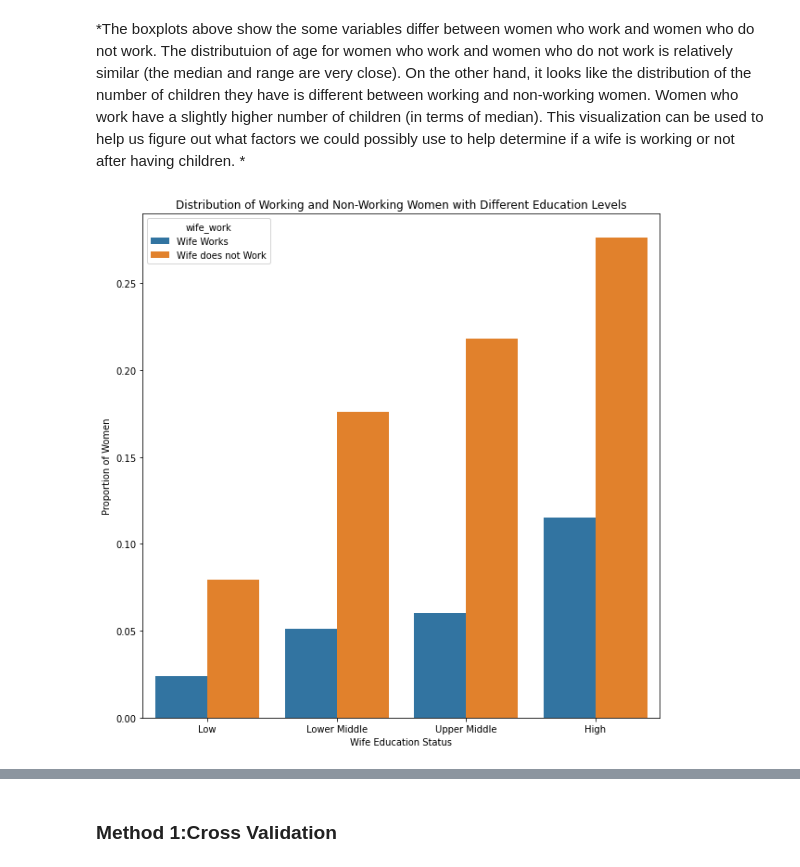
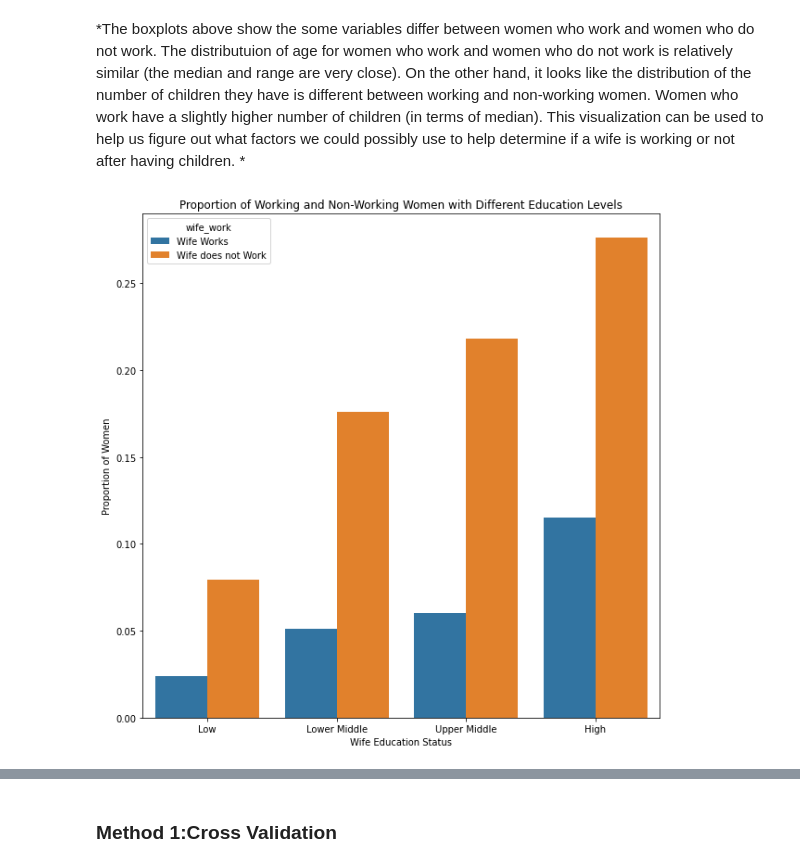
Before and after one commit to amandayuan/data100_final_contraceptive, a Jupyter notebook: contraceptive.ipynb, the cells around one changed output, grey strips where cells are left out. Drawn from its saved outputs; the diff is of its cells as text; code cells hidden in the pictures.

```diff
--- a/contraceptive.ipynb
+++ b/contraceptive.ipynb
@@ -864,17 +932,17 @@ plt.title('Distribution of Ages per Working and Non-working Wives');
 # %%
 bc = birth_control.groupby(['wife_education','wife_work']).agg(len)
 bc = bc.reset_index()
 bc = bc.iloc[:,0:3]
 bc = bc.rename(columns = {'wife_age':'Number of Women'})
 bc['Number of Women'] = bc['Number of Women']/1473
 bc['wife_work'] = bc['wife_work'].replace(0,'Wife Works')
 bc['wife_work'] = bc['wife_work'].replace(1,'Wife does not Work')
 plt.figure(figsize=(10,10))
 fig = sns.barplot(x = 'wife_education', y = 'Number of Women', hue = 'wife_work', data = bc)
 plt.xticks([0, 1, 2, 3], ["Low", "Lower Middle", "Upper Middle", 'High'])
 fig.set_xlabel('Wife Education Status')
 fig.set_ylabel('Proportion of Women')
-fig.set_title('Distribution of Working and Non-Working Women with Different Education Levels');
+fig.set_title('Proportion of Working and Non-Working Women with Different Education Levels');
 # %% [output]
-[figure, old version]
+[figure, new version]
 # %% [markdown]
```
Also changed, not shown: parts of 91 cells of this notebook.
